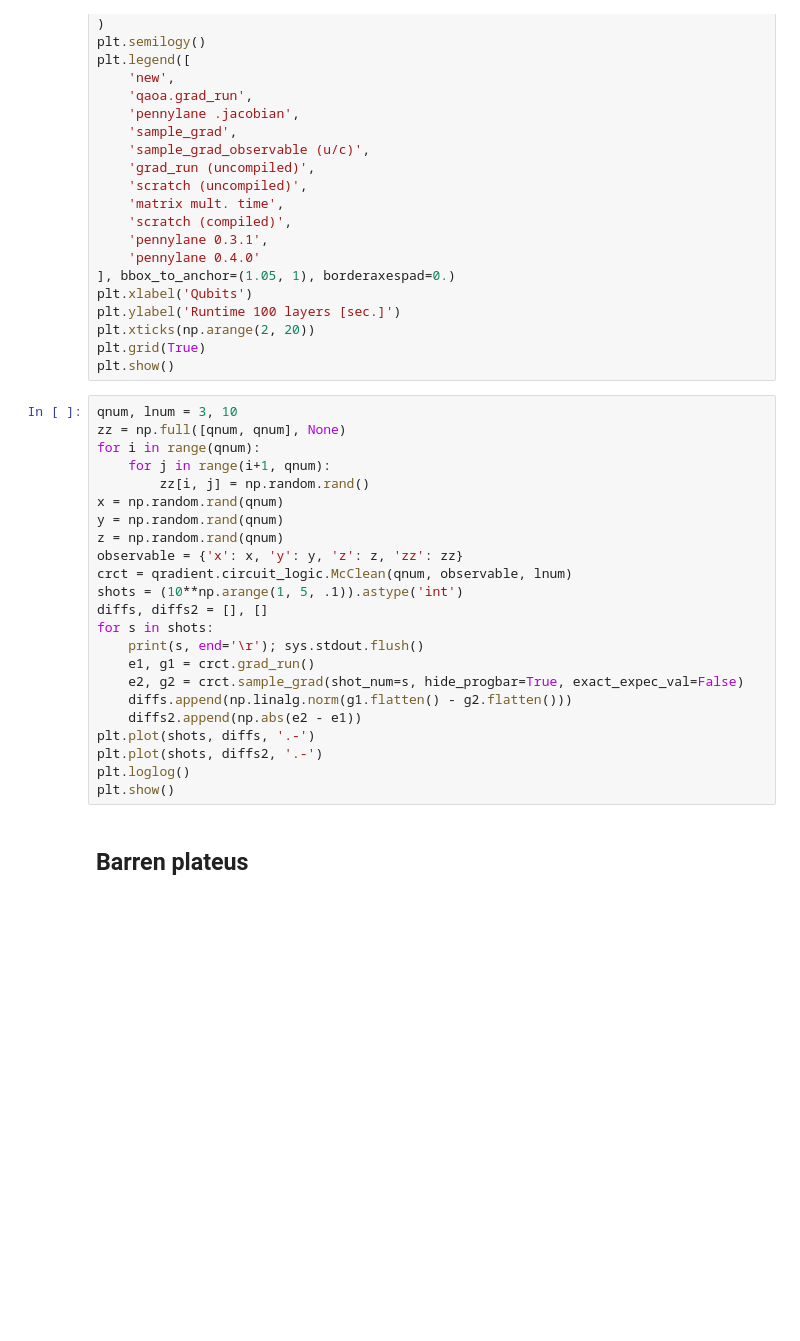
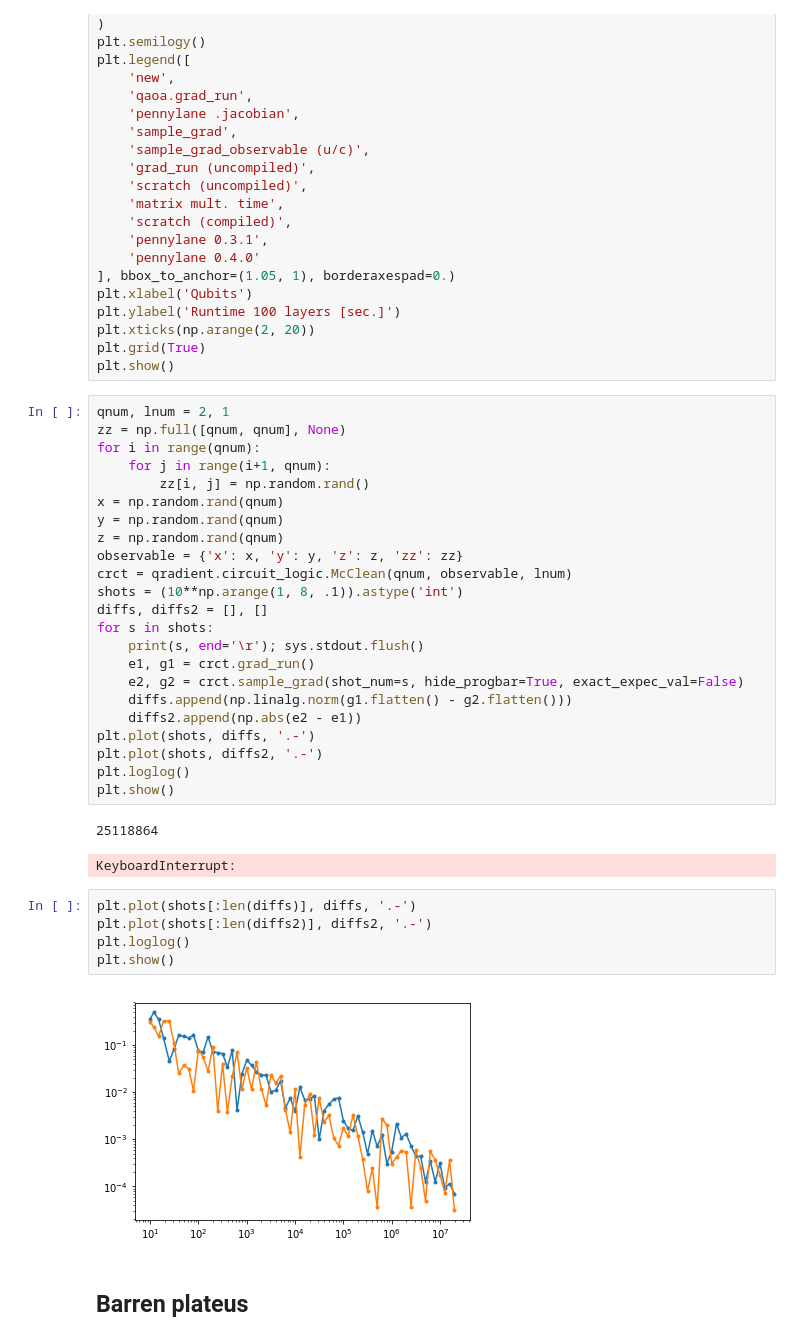
Before and after one commit to frederikwilde/qradient, a Jupyter notebook: tutorials/timings/timing-test.ipynb, the cells around one changed output. Cells and saved outputs as stored; diff of their text form; blank space fills up the shorter version.

```diff
--- a/tutorials/timings/timing-test.ipynb
+++ b/tutorials/timings/timing-test.ipynb
@@ -129,7 +129,7 @@ plt.xticks(np.arange(2, 20))
 plt.grid(True)
 plt.show()
 # %%
-qnum, lnum = 3, 10
+qnum, lnum = 2, 1
 zz = np.full([qnum, qnum], None)
 for i in range(qnum):
     for j in range(i+1, qnum):
@@ -139,7 +139,7 @@ y = np.random.rand(qnum)
 z = np.random.rand(qnum)
 observable = {'x': x, 'y': y, 'z': z, 'zz': zz}
 crct = qradient.circuit_logic.McClean(qnum, observable, lnum)
-shots = (10**np.arange(1, 5, .1)).astype('int')
+shots = (10**np.arange(1, 8, .1)).astype('int')
 diffs, diffs2 = [], []
 for s in shots:
     print(s, end='\r'); sys.stdout.flush()
@@ -151,6 +151,16 @@ plt.plot(shots, diffs, '.-')
 plt.plot(shots, diffs2, '.-')
 plt.loglog()
 plt.show()
+# %% [output]
+25118864
+KeyboardInterrupt:
+# %%
+plt.plot(shots[:len(diffs)], diffs, '.-')
+plt.plot(shots[:len(diffs2)], diffs2, '.-')
+plt.loglog()
+plt.show()
+# %% [output]
+[figure, added]
 # %% [markdown]
 ## Barren plateus
 # %%
```
Also changed, not shown: 3 other files.
